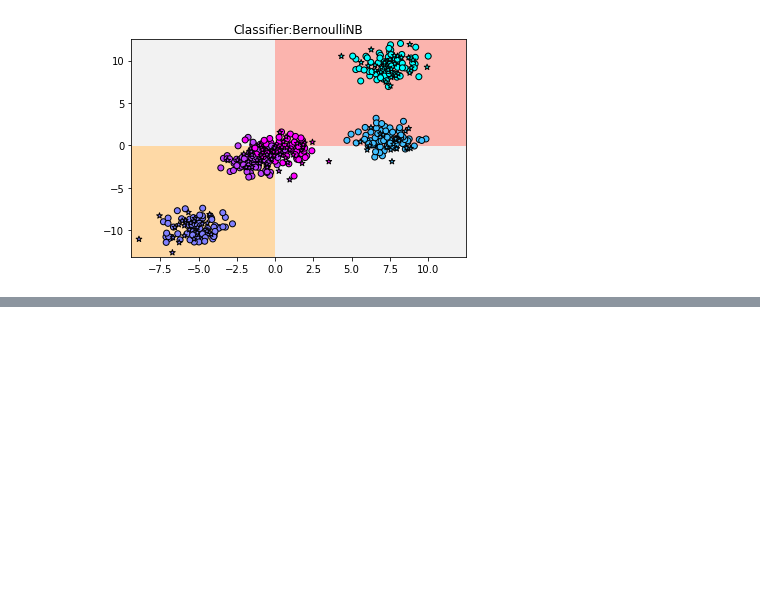
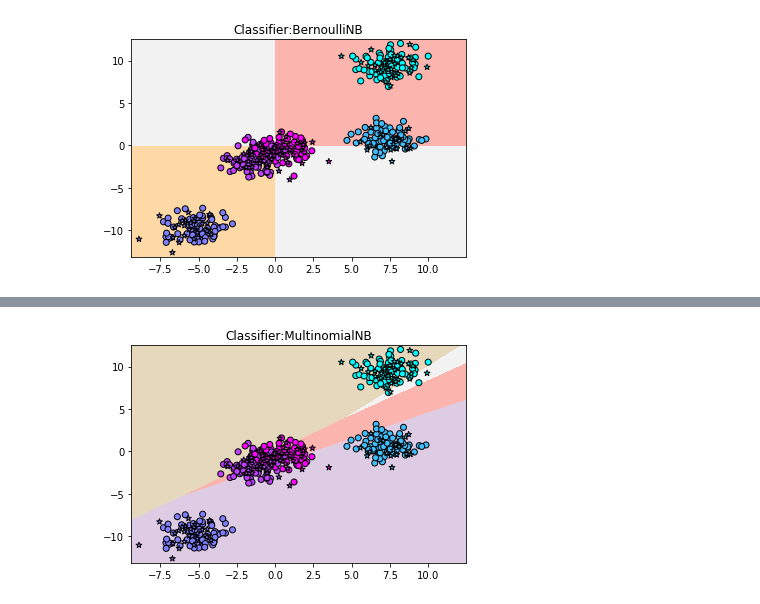
Before and after one commit to Seanoy/PythonLearning, a Jupyter notebook: machine_learning/bayes.ipynb, the cells around one changed output, grey strips where cells are left out. Cells and saved outputs as stored; diff of their text form; code cells hidden in the pictures; blank space fills up the shorter version.

```diff
--- a/machine_learning/bayes.ipynb
+++ b/machine_learning/bayes.ipynb
@@ -105,0 +153,16 @@ scores:0.544
+# %%
+# 用图像的方法看多项式朴素贝叶斯是如何拟合数据的
+# 用不同颜色区分数据
+z = mnb.predict(np.c_[(xx.ravel(), yy.ravel())]).reshape(xx.shape)
+plt.pcolormesh(xx,yy,z,cmap=plt.cm.Pastel1)
+# 用散点图表示数据集
+plt.scatter(X_train[:,0], X_train[:,1],c=y_train,cmap=plt.cm.cool,edgecolors='k')
+plt.scatter(X_test[:,0],X_test[:,1],c=y_test,cmap=plt.cm.cool,marker='*',edgecolors='k')
+#设定范围
+plt.xlim(xx.min(),xx.max())
+plt.ylim(yy.min(),yy.max())
+plt.title("Classifier:MultinomialNB")
+plt.show()
+# 可以看到很多点被错误地分类了
+# %% [output]
+[figure, added]
```
Also changed, not shown: parts of 7 cells of this notebook, 2 other files.
